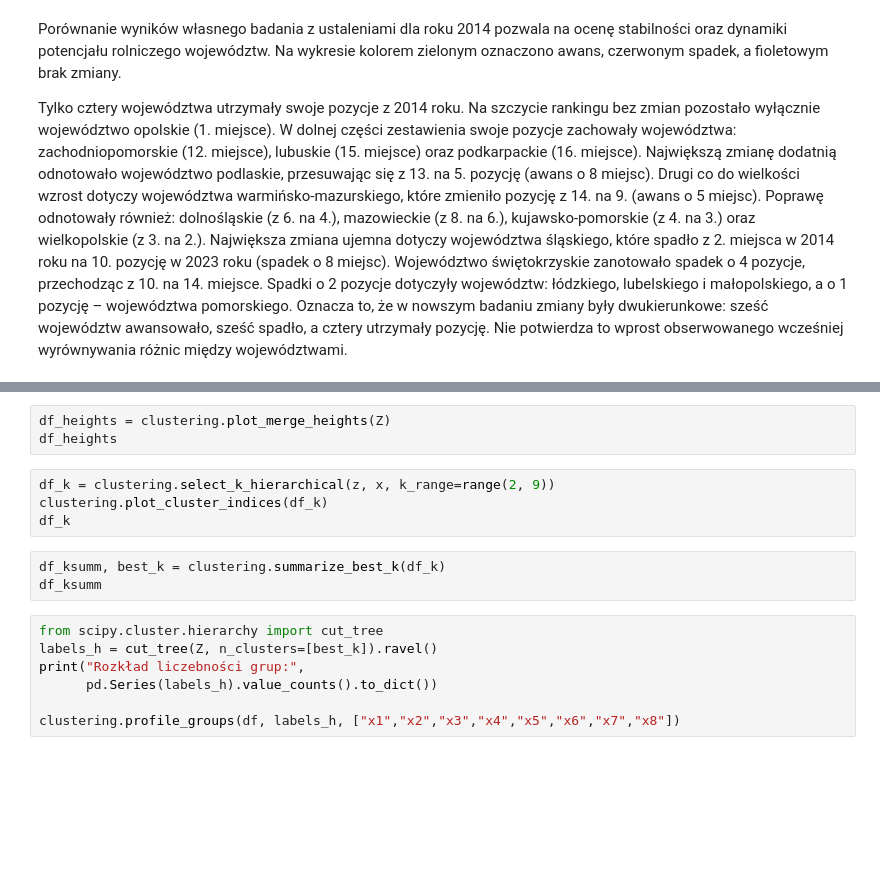
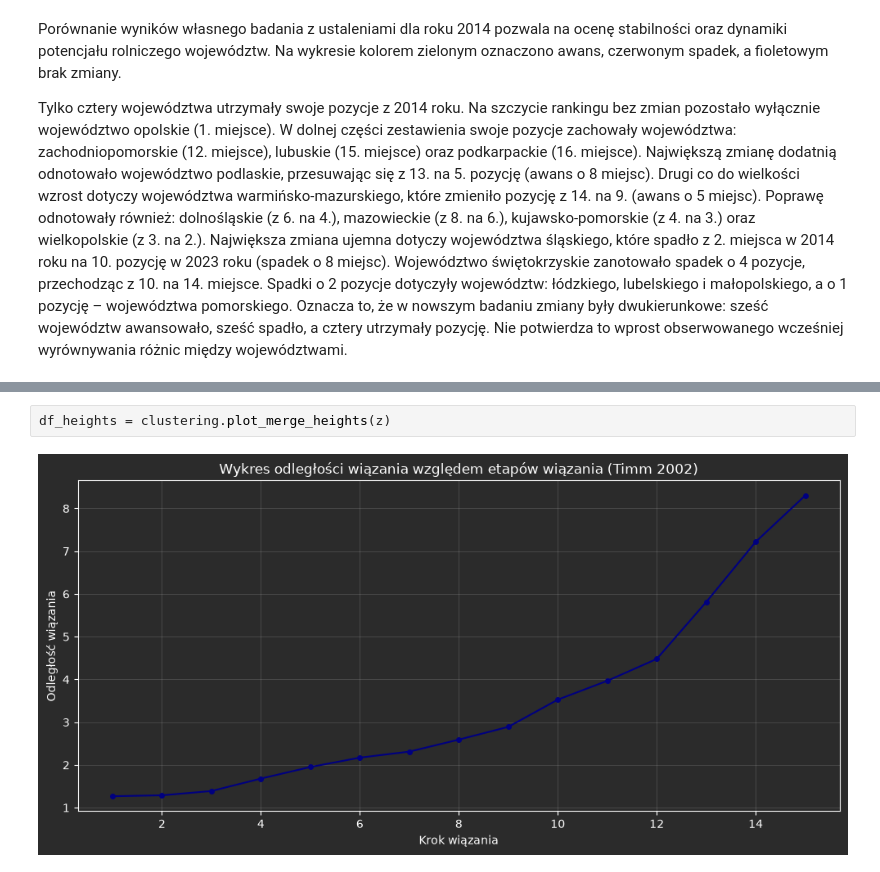
Before and after one commit to pawszu908/sad-project-1, a Jupyter notebook: Analiza.ipynb, the cells around one changed output, grey strips where cells are left out. Saved outputs shown, nothing was run; the diff lists cells and outputs as text; blank space fills up the shorter version.

```diff
--- a/Analiza.ipynb
+++ b/Analiza.ipynb
@@ -114,17 +175,4 @@ clustering.plot_dendrogram(x, names, k=3)
 # %%
-df_heights = clustering.plot_merge_heights(Z)
-df_heights
+df_heights = clustering.plot_merge_heights(z)
+# %% [output]
+[figure, added]
-# %%
-df_k = clustering.select_k_hierarchical(z, x, k_range=range(2, 9))
-clustering.plot_cluster_indices(df_k)
-df_k
-# %%
-df_ksumm, best_k = clustering.summarize_best_k(df_k)
-df_ksumm
-# %%
-from scipy.cluster.hierarchy import cut_tree
-labels_h = cut_tree(Z, n_clusters=[best_k]).ravel()
-print("Rozkład liczebności grup:",
-      pd.Series(labels_h).value_counts().to_dict())
-
-clustering.profile_groups(df, labels_h, ["x1","x2","x3","x4","x5","x6","x7","x8"])
```
Also changed, not shown: parts of 12 cells of this notebook, 2 other files.
